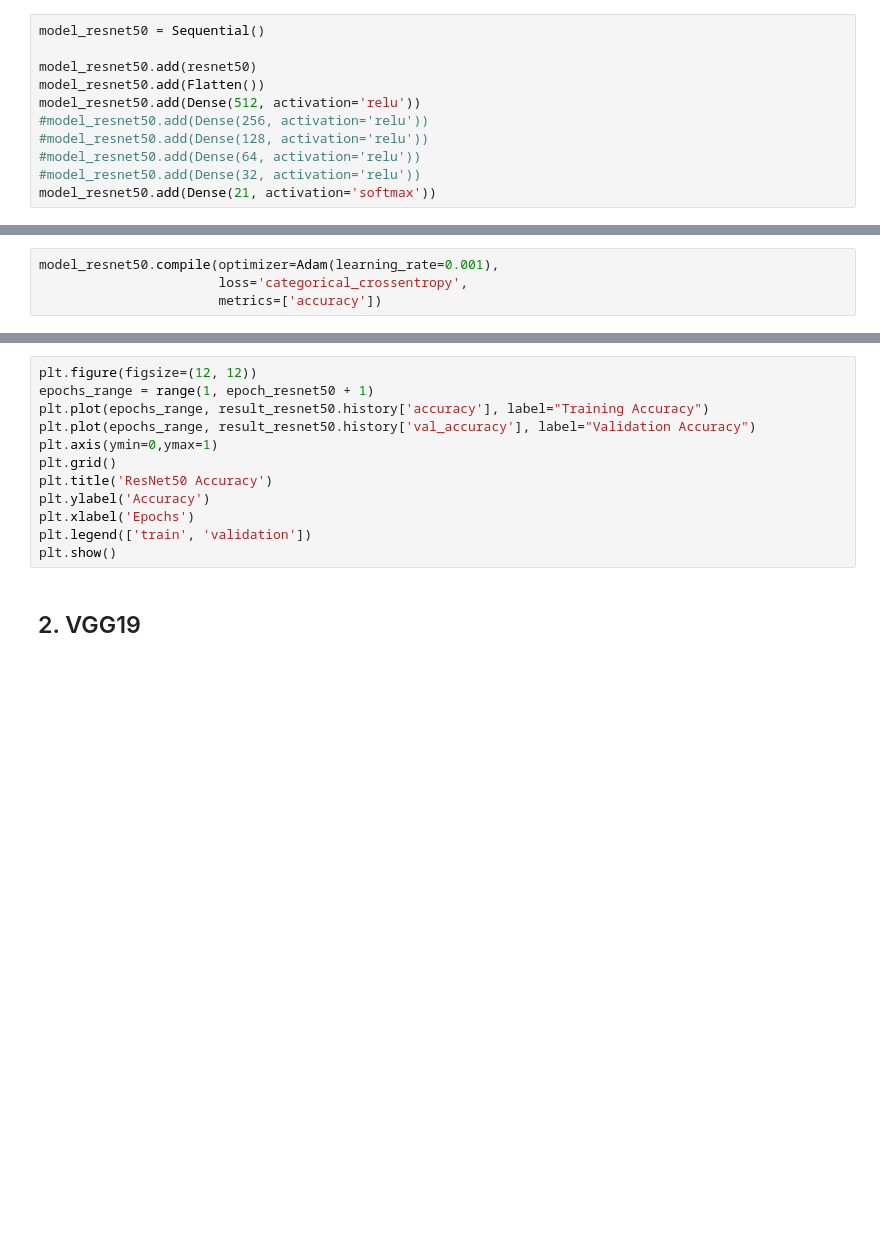
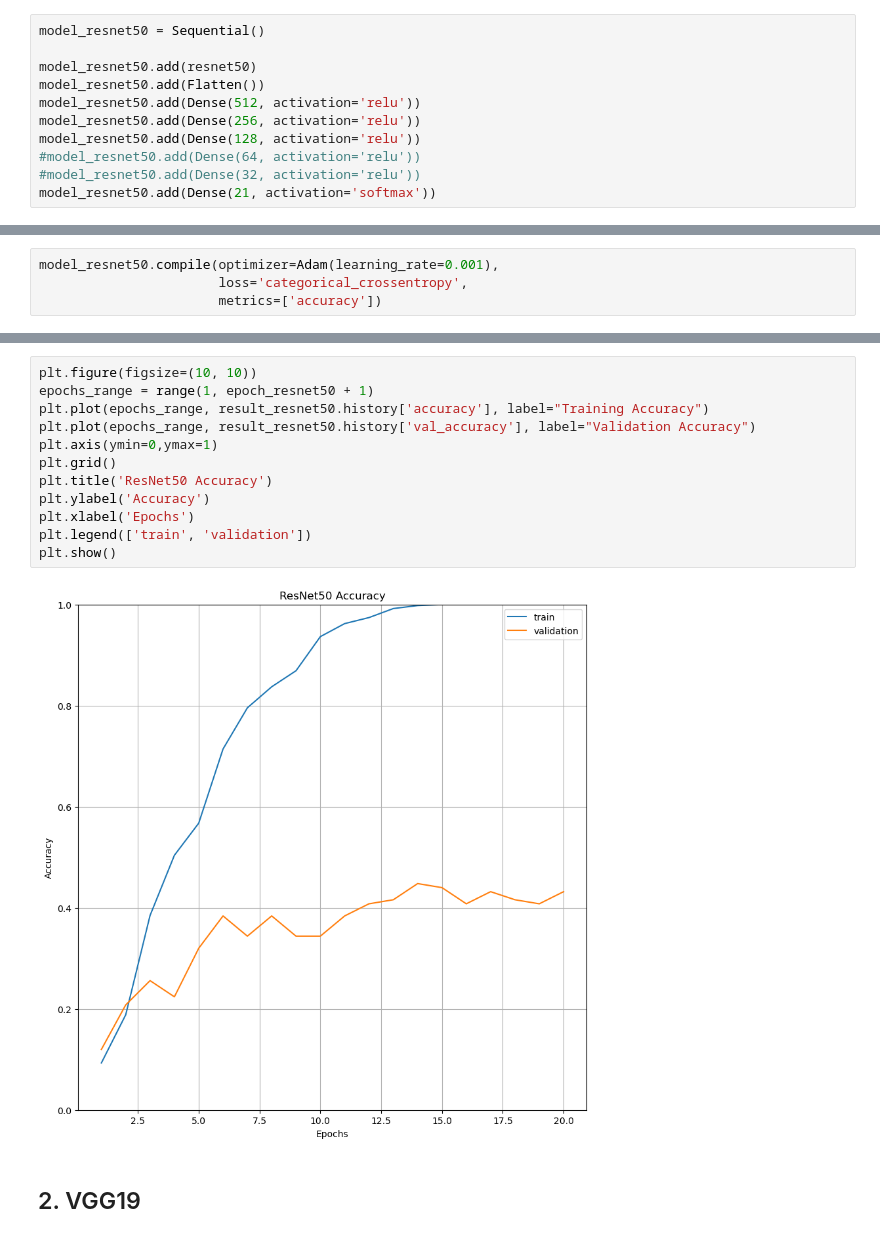
Before and after one commit to alecfei/bumblebee-classification, a Jupyter notebook: testing2.ipynb, the cells around one changed output, grey strips where cells are left out. Drawn from its saved outputs; the diff is of its cells as text; blank space fills up the shorter version.

```diff
--- a/testing2.ipynb
+++ b/testing2.ipynb
@@ -110,8 +128,8 @@ model_resnet50 = Sequential()
 model_resnet50.add(resnet50)
 model_resnet50.add(Flatten())
 model_resnet50.add(Dense(512, activation='relu'))
-#model_resnet50.add(Dense(256, activation='relu'))
-#model_resnet50.add(Dense(128, activation='relu'))
+model_resnet50.add(Dense(256, activation='relu'))
+model_resnet50.add(Dense(128, activation='relu'))
 #model_resnet50.add(Dense(64, activation='relu'))
 #model_resnet50.add(Dense(32, activation='relu'))
 model_resnet50.add(Dense(21, activation='softmax'))
@@ -131,15 +185,17 @@ result_resnet50 = model_resnet50.fit(train_batches,
 # %%
-plt.figure(figsize=(12, 12))
+plt.figure(figsize=(10, 10))
 epochs_range = range(1, epoch_resnet50 + 1)
 plt.plot(epochs_range, result_resnet50.history['accuracy'], label="Training Accuracy")
 plt.plot(epochs_range, result_resnet50.history['val_accuracy'], label="Validation Accuracy")
 plt.axis(ymin=0,ymax=1)
 plt.grid()
 plt.title('ResNet50 Accuracy')
 plt.ylabel('Accuracy')
 plt.xlabel('Epochs')
 plt.legend(['train', 'validation'])
 plt.show()
+# %% [output]
+[figure, added]
 # %% [markdown]
 ## 2. VGG19
 # %%
```
Also changed, not shown: parts of 22 cells of this notebook.
